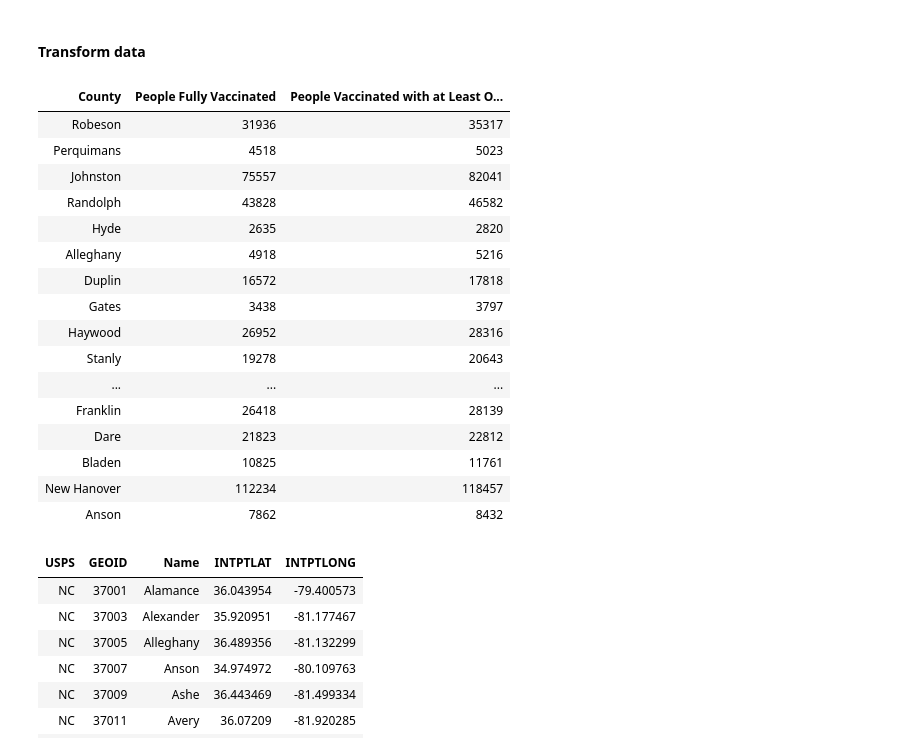
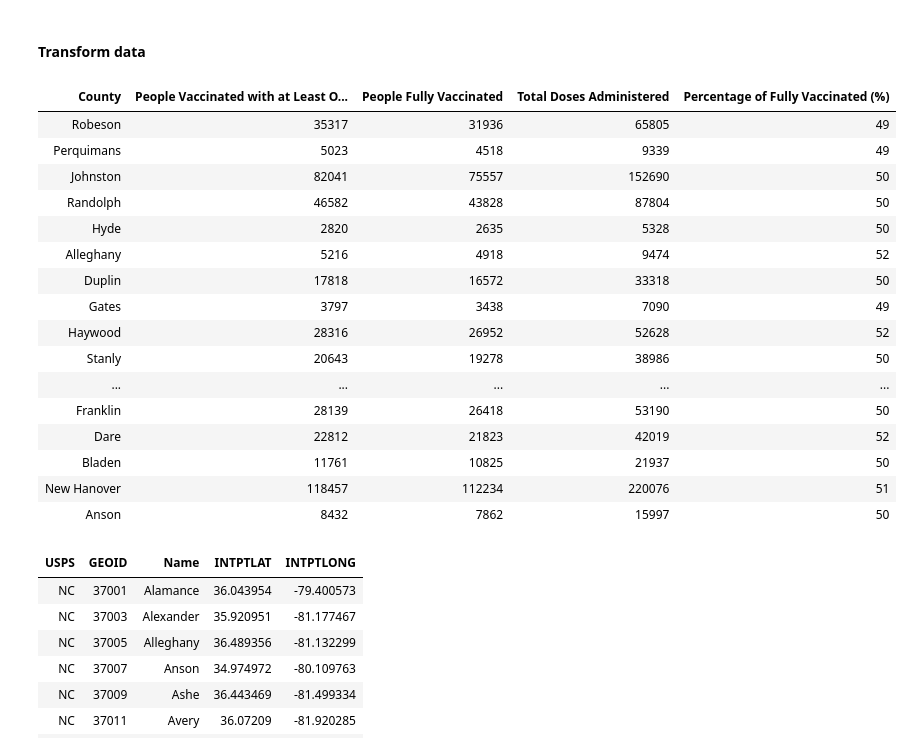
Before and after one commit to zmei1997/NCDHHS_NorthCarolina_COVID-19_Data_Analytics, a Jupyter notebook: NC_Vaccinated_History.ipynb, the cells around one changed output. Cells and saved outputs as stored; diff of their text form; code cells hidden in the pictures.

```diff
--- a/NC_Vaccinated_History.ipynb
+++ b/NC_Vaccinated_History.ipynb
@@ -34,8 +67,8 @@ vaccined_histroy.createOrReplaceTempView('vaccined_histroy_view')
 ### People Vaccinated in North Carolina (Fully & At Least one dose)
 # %%
 vaccined_fully = spark.sql("""
-select County, `People Fully Vaccinated - Federal`+`People Fully Vaccinated - NC` as `People Fully Vaccinated`
-from vaccined_histroy_view
+select vv.County, `People Fully Vaccinated - Federal`+`People Fully Vaccinated - NC` as `People Fully Vaccinated`, `Total Doses Administered`
+from vaccined_histroy_view vv inner join total_Doses_Administered_view tv on vv.County = tv.County
 order by `People Fully Vaccinated - NC` desc
 """)
 vaccined_fully.display()
@@ -59,0 +93,6 @@ vaccined_fully.display()
+# %%
+from pyspark.sql.functions import col
+from pyspark.sql.functions import ceil
+vaccined_fully = vaccined_fully.withColumn('Percentage of Fully Vaccinated', col('`People Fully Vaccinated`')/ col('`Total Doses Administered`')*100)
+vaccined_fully = vaccined_fully.select('County', '`People Fully Vaccinated`', '`Total Doses Administered`', ceil(col('`Percentage of Fully Vaccinated`')).alias('Percentage of Fully Vaccinated (%)'))
+vaccined_fully.display()
@@ -153,27 +210,27 @@ nc_counties_long_lat.display()
 # %% [markdown]
 #### Transform data
 # %%
-vaccinated_record = vaccined_fully.join(vaccined_at_least_one, vaccined_fully.County == vaccined_at_least_one.County, 'inner').select(vaccined_fully.County, 'People Fully Vaccinated', 'People Vaccinated with at Least One Dose')
+vaccinated_record = vaccined_fully.join(vaccined_at_least_one, vaccined_fully.County == vaccined_at_least_one.County, 'inner').select(vaccined_fully.County, 'People Vaccinated with at Least One Dose', 'People Fully Vaccinated', 'Total Doses Administered', 'Percentage of Fully Vaccinated (%)')
 vaccinated_record.display()
 vaccinated_record.createOrReplaceTempView('vaccinated_record_view')
 # %% [output]
-| County | People Fully Vaccinated | People Vaccinated with at Least O... |
-| Robeson | 31936 | 35317 |
-| Perquimans | 4518 | 5023 |
-| Johnston | 75557 | 82041 |
-| Randolph | 43828 | 46582 |
-| Hyde | 2635 | 2820 |
-| Alleghany | 4918 | 5216 |
-| Duplin | 16572 | 17818 |
-| Gates | 3438 | 3797 |
-| Haywood | 26952 | 28316 |
-| Stanly | 19278 | 20643 |
-| ... | ... | ... |
-| Franklin | 26418 | 28139 |
-| Dare | 21823 | 22812 |
-| Bladen | 10825 | 11761 |
-| New Hanover | 112234 | 118457 |
-| Anson | 7862 | 8432 |
+| County | People Vaccinated with at Least O... | People Fully Vaccinated | Total Doses Administered | Percentage of Fully Vaccinated (%) |
+| Robeson | 35317 | 31936 | 65805 | 49 |
+| Perquimans | 5023 | 4518 | 9339 | 49 |
+| Johnston | 82041 | 75557 | 152690 | 50 |
+| Randolph | 46582 | 43828 | 87804 | 50 |
+| Hyde | 2820 | 2635 | 5328 | 50 |
+| Alleghany | 5216 | 4918 | 9474 | 52 |
+| Duplin | 17818 | 16572 | 33318 | 50 |
+| Gates | 3797 | 3438 | 7090 | 49 |
+| Haywood | 28316 | 26952 | 52628 | 52 |
+| Stanly | 20643 | 19278 | 38986 | 50 |
+| ... | ... | ... | ... | ... |
+| Franklin | 28139 | 26418 | 53190 | 50 |
+| Dare | 22812 | 21823 | 42019 | 52 |
+| Bladen | 11761 | 10825 | 21937 | 50 |
+| New Hanover | 118457 | 112234 | 220076 | 51 |
+| Anson | 8432 | 7862 | 15997 | 50 |
 # %%
 from pyspark.sql.functions import split
 from pyspark.sql.functions import trim
```
Also changed, not shown: parts of 11 cells of this notebook, 3 other files.
